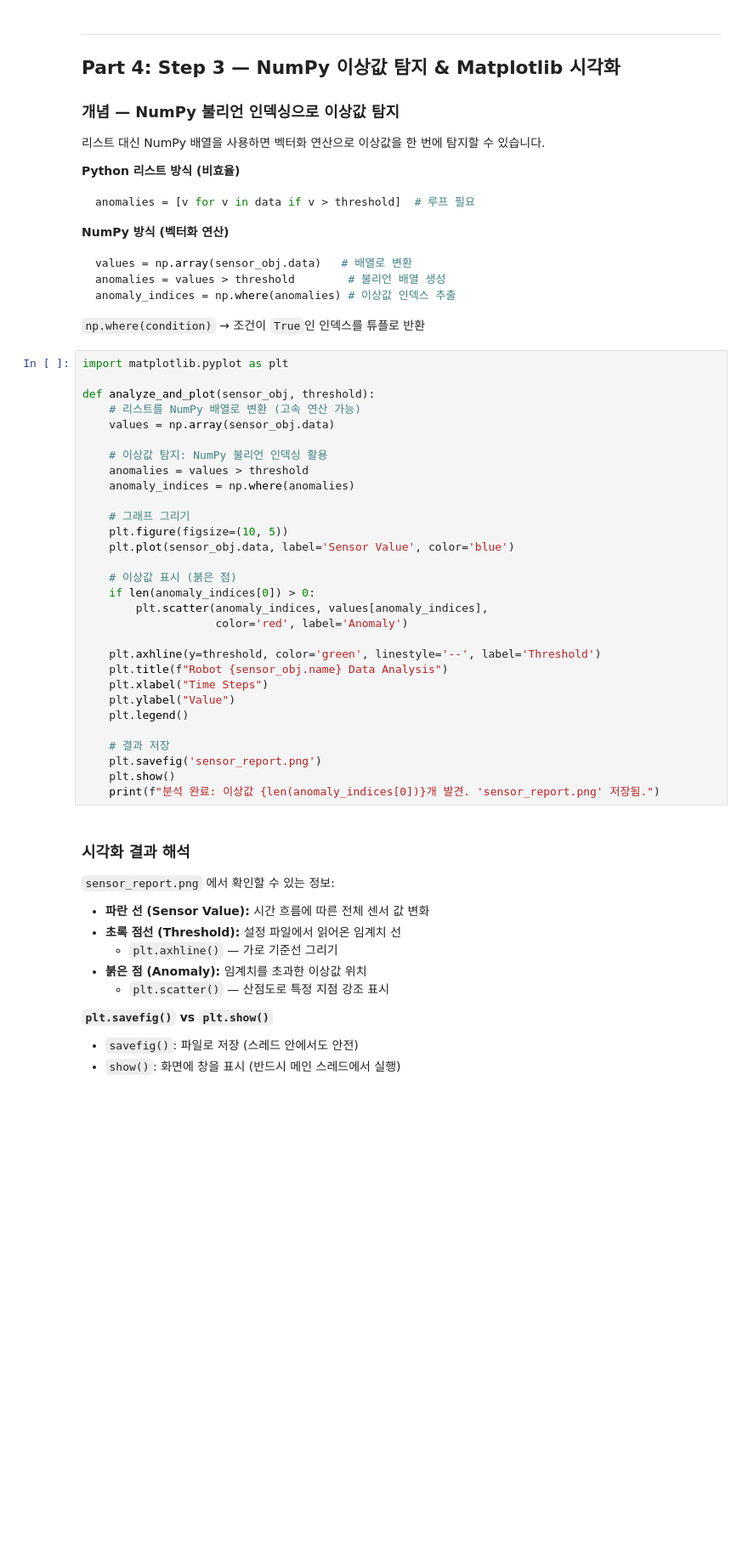
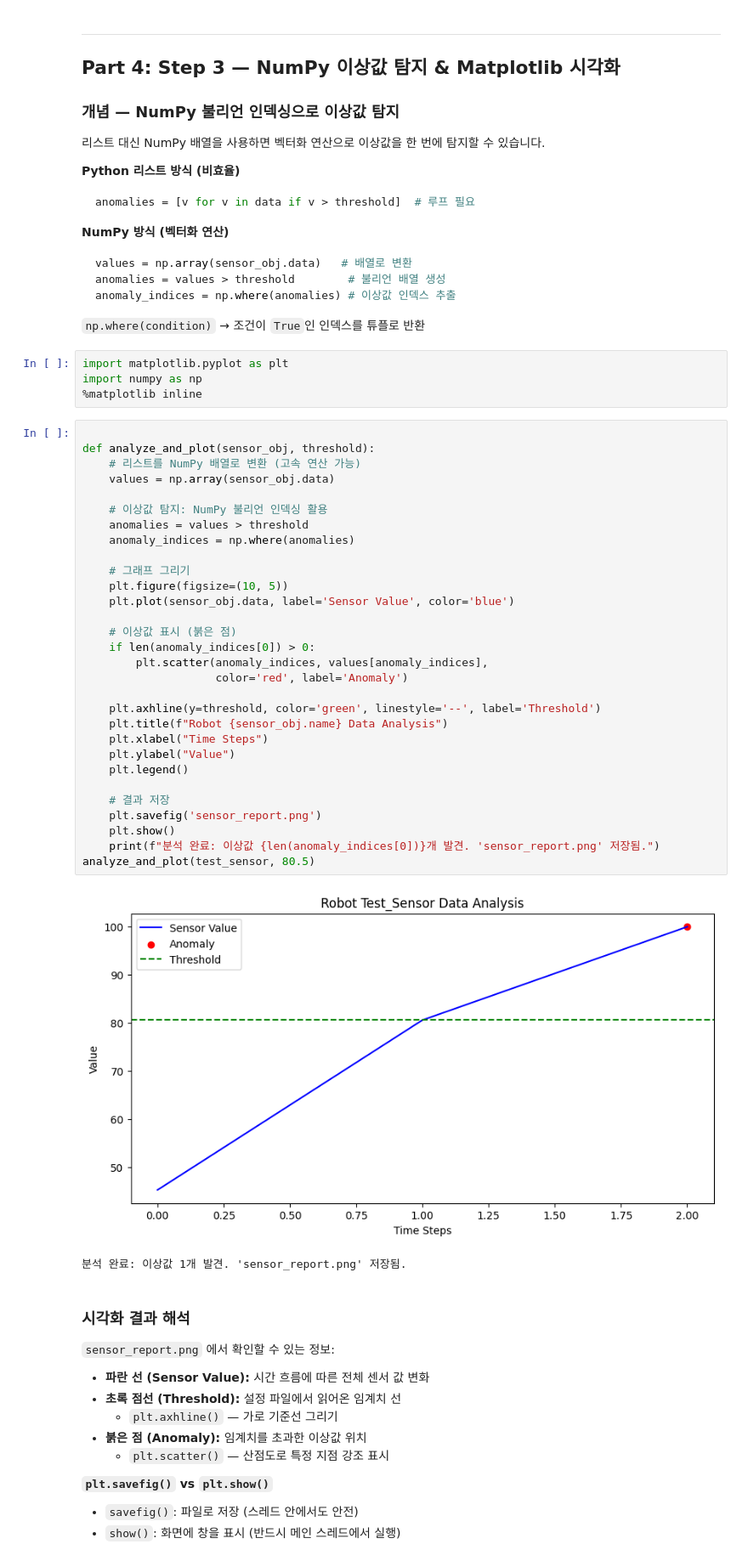
Before and after one commit to erdoslibrary/pysical_ai, a Jupyter notebook: practice/03.03.Python-Sensor-Log.ipynb, the cells around one changed output. Shown at 85% size. Cells and saved outputs as stored; diff of their text form; blank space fills up the shorter version.

````diff
--- a/practice/03.03.Python-Sensor-Log.ipynb
+++ b/practice/03.03.Python-Sensor-Log.ipynb
@@ -205,36 +262,43 @@ anomaly_indices = np.where(anomalies) # 이상값 인덱스 추출
 ```
 
 `np.where(condition)` → 조건이 `True`인 인덱스를 튜플로 반환
+# %%
+import matplotlib.pyplot as plt
+import numpy as np
+%matplotlib inline
 # %%
-import matplotlib.pyplot as plt
 
 def analyze_and_plot(sensor_obj, threshold):
     # 리스트를 NumPy 배열로 변환 (고속 연산 가능)
     values = np.array(sensor_obj.data)
 
     # 이상값 탐지: NumPy 불리언 인덱싱 활용
     anomalies = values > threshold
     anomaly_indices = np.where(anomalies)
 
     # 그래프 그리기
     plt.figure(figsize=(10, 5))
     plt.plot(sensor_obj.data, label='Sensor Value', color='blue')
 
     # 이상값 표시 (붉은 점)
     if len(anomaly_indices[0]) > 0:
         plt.scatter(anomaly_indices, values[anomaly_indices],
                     color='red', label='Anomaly')
 
     plt.axhline(y=threshold, color='green', linestyle='--', label='Threshold')
     plt.title(f"Robot {sensor_obj.name} Data Analysis")
     plt.xlabel("Time Steps")
     plt.ylabel("Value")
     plt.legend()
 
     # 결과 저장
     plt.savefig('sensor_report.png')
     plt.show()
     print(f"분석 완료: 이상값 {len(anomaly_indices[0])}개 발견. 'sensor_report.png' 저장됨.")
+analyze_and_plot(test_sensor, 80.5)
+# %% [output]
+[figure, added]
+분석 완료: 이상값 1개 발견. 'sensor_report.png' 저장됨.
 # %% [markdown]
 ### 시각화 결과 해석
 
````
Also changed, not shown: parts of 10 cells of this notebook, 6 other files.
